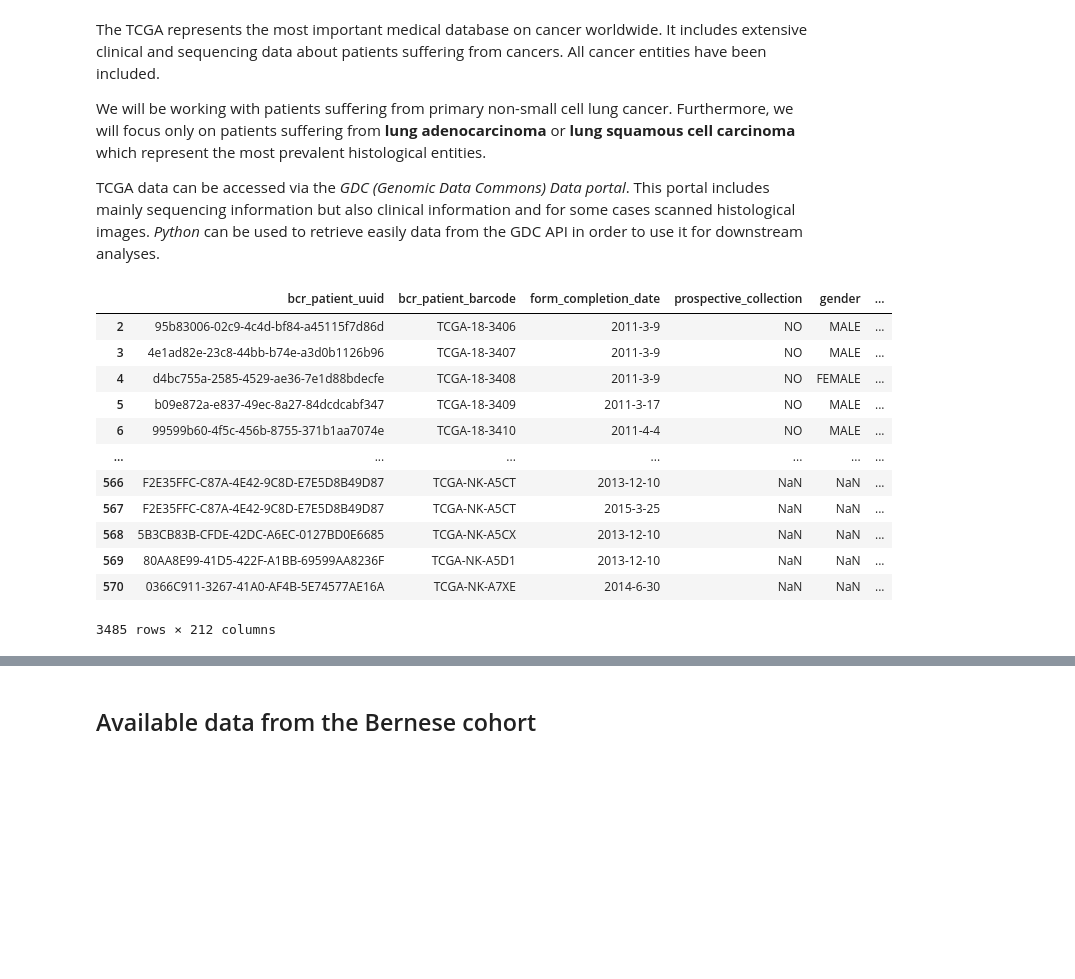
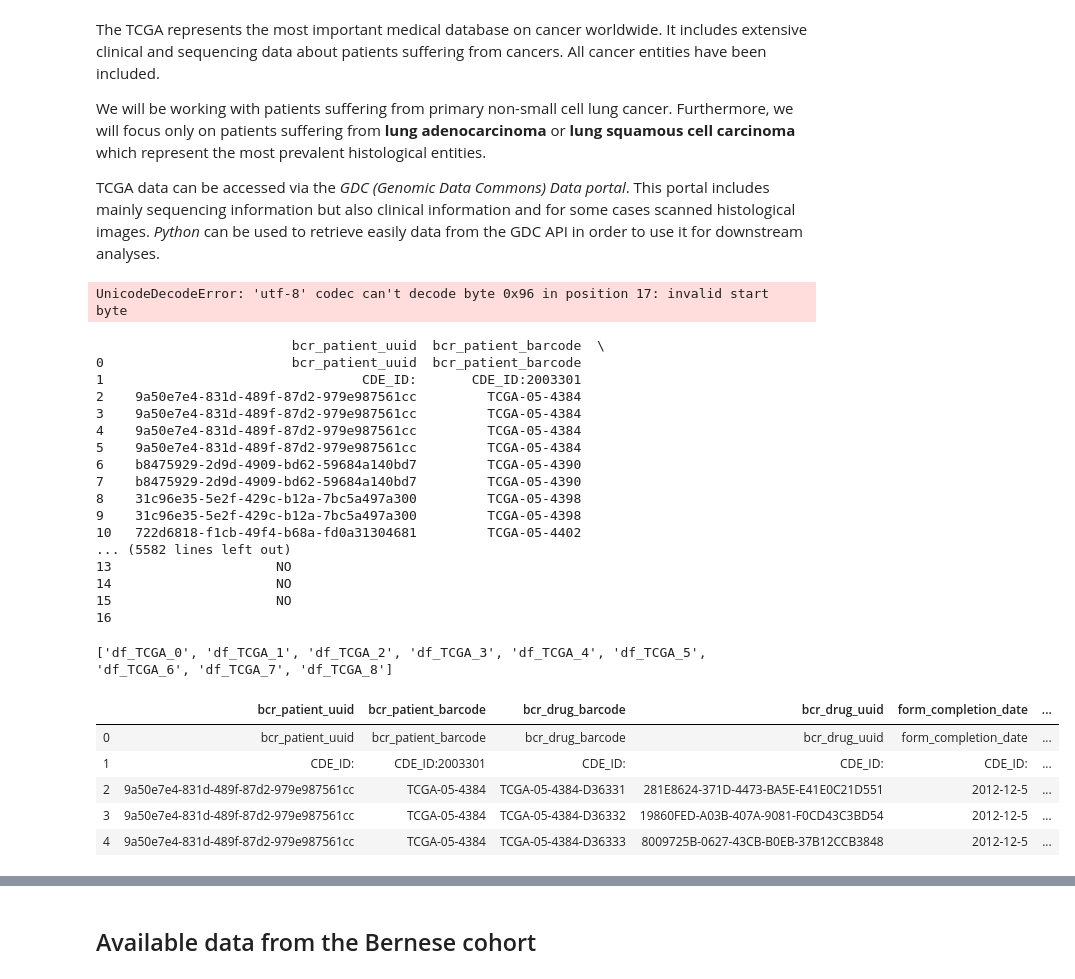
Before and after one commit to GuySchnidrig/CAS-2020-21, a Jupyter notebook: Module_2.ipynb, the cells around one changed output, grey strips where cells are left out. Cells and saved outputs as stored; diff of their text form; code cells hidden in the pictures; blank space fills up the shorter version.

```diff
--- a/Module_2.ipynb
+++ b/Module_2.ipynb
@@ -114,22 +109,60 @@ for i, filename in enumerate(glob.glob('./TCGA/*/*.txt')):
+# %%
+i = 0
+for filename in glob.glob('./TCGA/*/*.txt'):
+   with open(os.path.join(os.getcwd(), filename), 'r') as f:
+    exec(f'df_TCGA_{i} = pd.read_csv(filepath_or_buffer = filename, sep = "\t")' )
+    i += 1
+# %% [output]
+UnicodeDecodeError: 'utf-8' codec can't decode byte 0x96 in position 17: invalid start byte
 # %%
-for df in all_dfs:
-    df.drop([0,1], axis = 0, inplace = True
+df_TCGA_0
+# %% [output]
+                         bcr_patient_uuid  bcr_patient_barcode  \
+0                        bcr_patient_uuid  bcr_patient_barcode
+1                                 CDE_ID:       CDE_ID:2003301
+2    9a50e7e4-831d-489f-87d2-979e987561cc         TCGA-05-4384
+3    9a50e7e4-831d-489f-87d2-979e987561cc         TCGA-05-4384
+4    9a50e7e4-831d-489f-87d2-979e987561cc         TCGA-05-4384
+5    9a50e7e4-831d-489f-87d2-979e987561cc         TCGA-05-4384
+6    b8475929-2d9d-4909-bd62-59684a140bd7         TCGA-05-4390
+7    b8475929-2d9d-4909-bd62-59684a140bd7         TCGA-05-4390
+8    31c96e35-5e2f-429c-b12a-7bc5a497a300         TCGA-05-4398
+9    31c96e35-5e2f-429c-b12a-7bc5a497a300         TCGA-05-4398
+10   722d6818-f1cb-49f4-b68a-fd0a31304681         TCGA-05-4402
+... (5582 lines left out)
+13                     NO
+14                     NO
+15                     NO
+16
-# %%
-all_TGCA_df = all_dfs.pop(0)
-all_TGCA_df = all_TGCA_df.append(all_dfs)
-all_TGCA_df
-# %% [output]
-|  | bcr_patient_uuid | bcr_patient_barcode | form_completion_date | prospective_collection | gender | ... |
-| 2 | 95b83006-02c9-4c4d-bf84-a45115f7d86d | TCGA-18-3406 | 2011-3-9 | NO | MALE | ... |
-| 3 | 4e1ad82e-23c8-44bb-b74e-a3d0b1126b96 | TCGA-18-3407 | 2011-3-9 | NO | MALE | ... |
-| 4 | d4bc755a-2585-4529-ae36-7e1d88bdecfe | TCGA-18-3408 | 2011-3-9 | NO | FEMALE | ... |
-| 5 | b09e872a-e837-49ec-8a27-84dcdcabf347 | TCGA-18-3409 | 2011-3-17 | NO | MALE | ... |
-| 6 | 99599b60-4f5c-456b-8755-371b1aa7074e | TCGA-18-3410 | 2011-4-4 | NO | MALE | ... |
-| ... | ... | ... | ... | ... | ... | ... |
-| 566 | F2E35FFC-C87A-4E42-9C8D-E7E5D8B49D87 | TCGA-NK-A5CT | 2013-12-10 | NaN | NaN | ... |
-| 567 | F2E35FFC-C87A-4E42-9C8D-E7E5D8B49D87 | TCGA-NK-A5CT | 2015-3-25 | NaN | NaN | ... |
-| 568 | 5B3CB83B-CFDE-42DC-A6EC-0127BD0E6685 | TCGA-NK-A5CX | 2013-12-10 | NaN | NaN | ... |
-| 569 | 80AA8E99-41D5-422F-A1BB-69599AA8236F | TCGA-NK-A5D1 | 2013-12-10 | NaN | NaN | ... |
-| 570 | 0366C911-3267-41A0-AF4B-5E74577AE16A | TCGA-NK-A7XE | 2014-6-30 | NaN | NaN | ... |
-3485 rows × 212 columns
+# %%
+df_TCGA = []
+
+for var in dir():
+    if isinstance(locals()[var], pd.core.frame.DataFrame)  and var[0]!='_':
+        df_TCGA.append(var)
+
+print(df_TCGA)
+# %% [output]
+['df_TCGA_0', 'df_TCGA_1', 'df_TCGA_2', 'df_TCGA_3', 'df_TCGA_4', 'df_TCGA_5', 'df_TCGA_6', 'df_TCGA_7', 'df_TCGA_8']
+# %%
+df_TCGA_pd_0 = pd.DataFrame(df_TCGA_0)
+df_TCGA_pd_1 = pd.DataFrame(df_TCGA_1)
+df_TCGA_pd_2 = pd.DataFrame(df_TCGA_2)
+df_TCGA_pd_3 = pd.DataFrame(df_TCGA_3)
+df_TCGA_pd_4 = pd.DataFrame(df_TCGA_4)
+df_TCGA_pd_5 = pd.DataFrame(df_TCGA_5)
+df_TCGA_pd_6 = pd.DataFrame(df_TCGA_6)
+df_TCGA_pd_7 = pd.DataFrame(df_TCGA_7)
+df_TCGA_pd_8 = pd.DataFrame(df_TCGA_8)
+
+df_TCGA_full = df_TCGA_pd_0.append([df_TCGA_pd_1, df_TCGA_pd_2, df_TCGA_pd_3, df_TCGA_pd_4, df_TCGA_pd_5, df_TCGA_pd_6, df_TCGA_pd_7, df_TCGA_pd_8], sort=False)
+
+df_TCGA_full.head(5) #df_TCGA_full.tail(5)
+# %% [output]
+|  | bcr_patient_uuid | bcr_patient_barcode | bcr_drug_barcode | bcr_drug_uuid | form_completion_date | ... |
+| 0 | bcr_patient_uuid | bcr_patient_barcode | bcr_drug_barcode | bcr_drug_uuid | form_completion_date | ... |
+| 1 | CDE_ID: | CDE_ID:2003301 | CDE_ID: | CDE_ID: | CDE_ID: | ... |
+| 2 | 9a50e7e4-831d-489f-87d2-979e987561cc | TCGA-05-4384 | TCGA-05-4384-D36331 | 281E8624-371D-4473-BA5E-E41E0C21D551 | 2012-12-5 | ... |
+| 3 | 9a50e7e4-831d-489f-87d2-979e987561cc | TCGA-05-4384 | TCGA-05-4384-D36332 | 19860FED-A03B-407A-9081-F0CD43C3BD54 | 2012-12-5 | ... |
+| 4 | 9a50e7e4-831d-489f-87d2-979e987561cc | TCGA-05-4384 | TCGA-05-4384-D36333 | 8009725B-0627-43CB-B0EB-37B12CCB3848 | 2012-12-5 | ... |
 # %%
```
Also changed, not shown: parts of 32 cells of this notebook.
